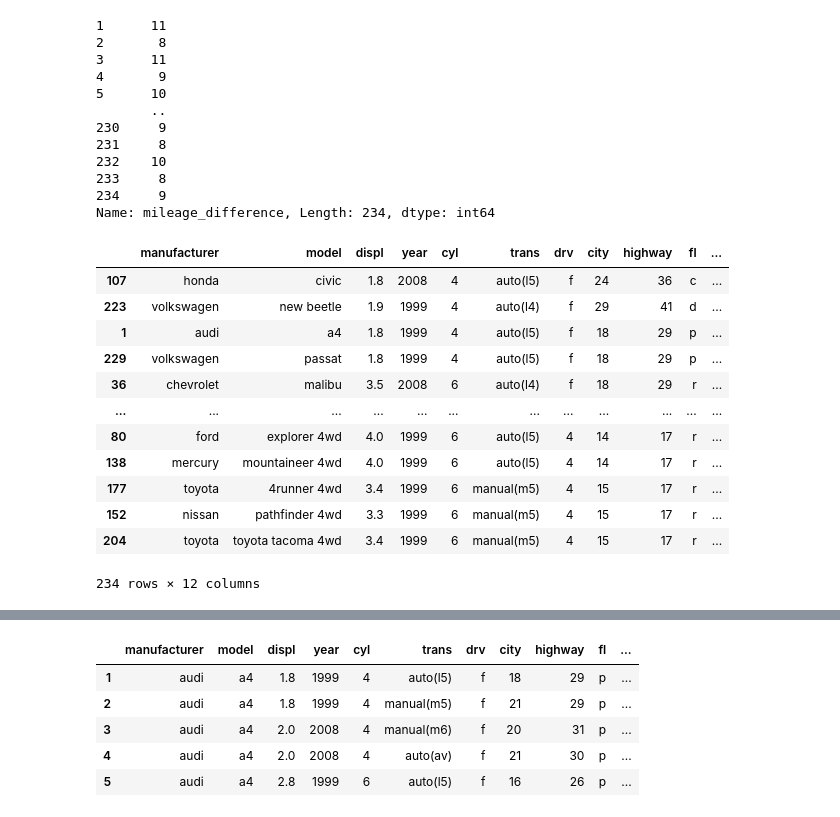
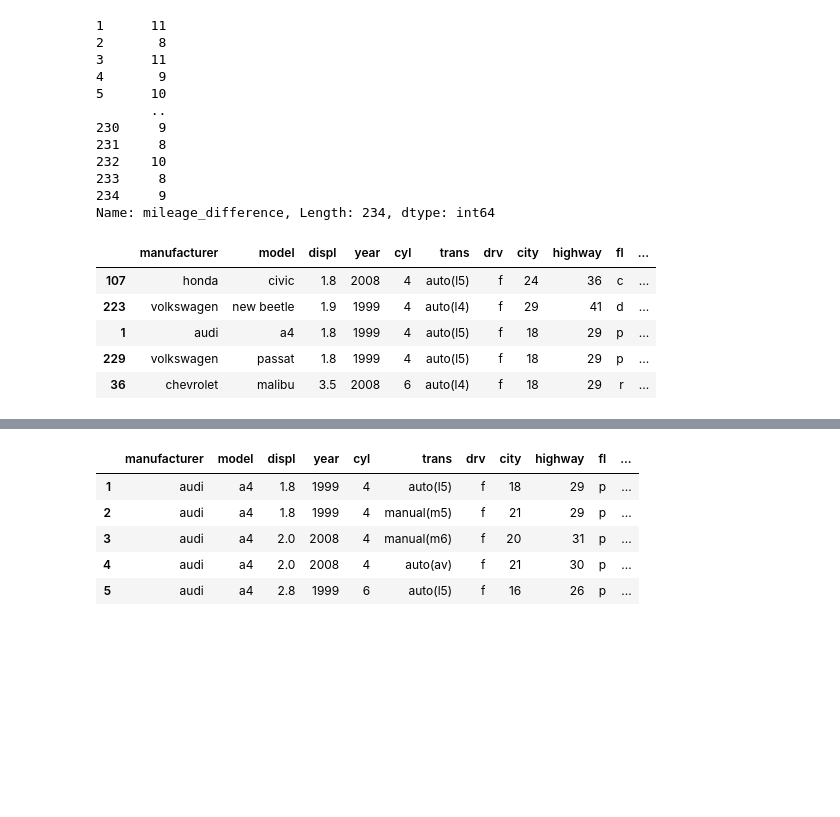
Before and after one commit to VasiliyAMelkozerov/numpy-pandas-visualization-exercises, a Jupyter notebook: dataframes.ipynb, the cells around one changed output, grey strips where cells are left out. Drawn from its saved outputs; the diff is of its cells as text; code cells hidden in the pictures; blank space fills up the shorter version.

```diff
--- a/dataframes.ipynb
+++ b/dataframes.ipynb
@@ -268,21 +268,14 @@ mpg["mileage_difference"]
 234     9
 Name: mileage_difference, Length: 234, dtype: int64
 # %%
-mpg.sort_values(by="mileage_difference", ascending=False)
+mpg.sort_values(by="mileage_difference", ascending=False).head()
 # %% [output]
 |  | manufacturer | model | displ | year | cyl | trans | drv | city | highway | fl | ... |
 | 107 | honda | civic | 1.8 | 2008 | 4 | auto(l5) | f | 24 | 36 | c | ... |
 | 223 | volkswagen | new beetle | 1.9 | 1999 | 4 | auto(l4) | f | 29 | 41 | d | ... |
 | 1 | audi | a4 | 1.8 | 1999 | 4 | auto(l5) | f | 18 | 29 | p | ... |
 | 229 | volkswagen | passat | 1.8 | 1999 | 4 | auto(l5) | f | 18 | 29 | p | ... |
 | 36 | chevrolet | malibu | 3.5 | 2008 | 6 | auto(l4) | f | 18 | 29 | r | ... |
-| ... | ... | ... | ... | ... | ... | ... | ... | ... | ... | ... | ... |
-| 80 | ford | explorer 4wd | 4.0 | 1999 | 6 | auto(l5) | 4 | 14 | 17 | r | ... |
-| 138 | mercury | mountaineer 4wd | 4.0 | 1999 | 6 | auto(l5) | 4 | 14 | 17 | r | ... |
-| 177 | toyota | 4runner 4wd | 3.4 | 1999 | 6 | manual(m5) | 4 | 15 | 17 | r | ... |
-| 152 | nissan | pathfinder 4wd | 3.3 | 1999 | 6 | manual(m5) | 4 | 15 | 17 | r | ... |
-| 204 | toyota | toyota tacoma 4wd | 3.4 | 1999 | 6 | manual(m5) | 4 | 15 | 17 | r | ... |
-234 rows × 12 columns
 # %%
 # mpg.sort_values(by=["highway"])#.mpg.class.str.startswith("c")
 # %%
```
Also changed, not shown: parts of 23 cells of this notebook, 5 other files.
